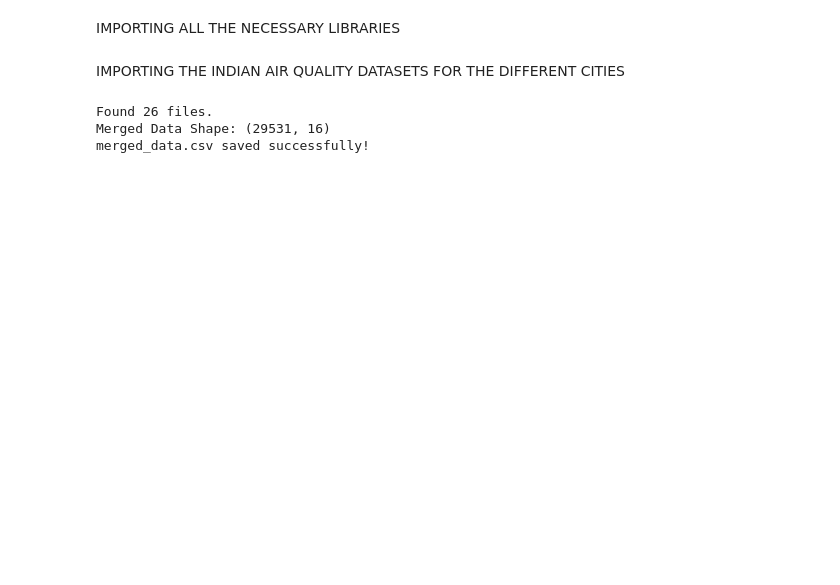
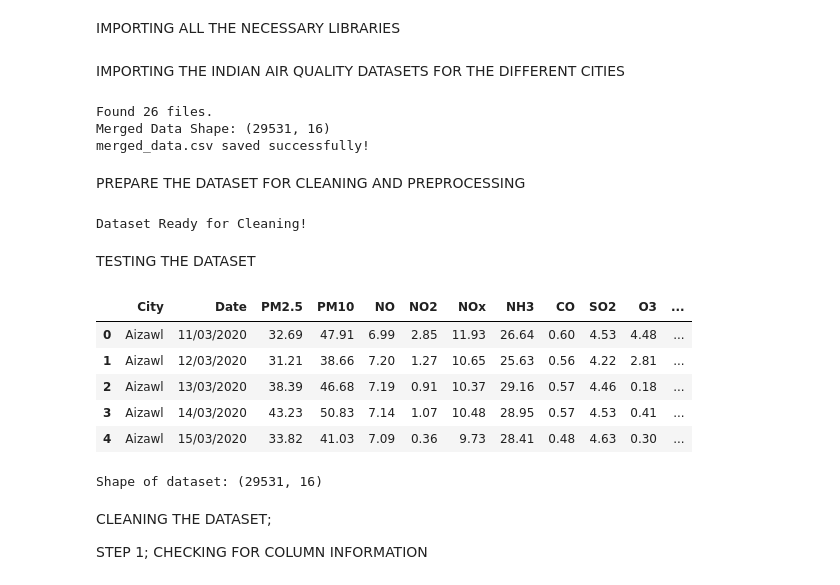
Before and after one commit to Azunna-Christopher/Indian-Air-Quality, a Jupyter notebook: AirQuality_Analysis.ipynb, the cells around one changed output. Drawn from its saved outputs; the diff is of its cells as text; code cells hidden in the pictures; blank space fills up the shorter version.

Commit message:
Completed Data Cleaning and Preprocessing

```diff
--- a/AirQuality_Analysis.ipynb
+++ b/AirQuality_Analysis.ipynb
@@ -37,3 +35,30 @@ print("merged_data.csv saved successfully!")
 Found 26 files.
 Merged Data Shape: (29531, 16)
 merged_data.csv saved successfully!
+# %% [markdown]
+PREPARE THE DATASET FOR CLEANING AND PREPROCESSING
+# %%
+df = pd.read_csv("/content/merged_data.csv", encoding='latin1')
+
+print("Dataset Ready for Cleaning!")
+# %% [output]
+Dataset Ready for Cleaning!
+# %% [markdown]
+TESTING THE DATASET
+# %%
+df.head()
+# %% [output]
+|  | City | Date | PM2.5 | PM10 | NO | NO2 | NOx | NH3 | CO | SO2 | O3 | ... |
+| 0 | Aizawl | 11/03/2020 | 32.69 | 47.91 | 6.99 | 2.85 | 11.93 | 26.64 | 0.60 | 4.53 | 4.48 | ... |
+| 1 | Aizawl | 12/03/2020 | 31.21 | 38.66 | 7.20 | 1.27 | 10.65 | 25.63 | 0.56 | 4.22 | 2.81 | ... |
+| 2 | Aizawl | 13/03/2020 | 38.39 | 46.68 | 7.19 | 0.91 | 10.37 | 29.16 | 0.57 | 4.46 | 0.18 | ... |
+| 3 | Aizawl | 14/03/2020 | 43.23 | 50.83 | 7.14 | 1.07 | 10.48 | 28.95 | 0.57 | 4.53 | 0.41 | ... |
+| 4 | Aizawl | 15/03/2020 | 33.82 | 41.03 | 7.09 | 0.36 | 9.73 | 28.41 | 0.48 | 4.63 | 0.30 | ... |
+# %%
+print("Shape of dataset:", df.shape)
+# %% [output]
+Shape of dataset: (29531, 16)
+# %% [markdown]
+CLEANING THE DATASET;
+
+STEP 1; CHECKING FOR COLUMN INFORMATION
```
Also changed, not shown: parts of 24 cells of this notebook.
